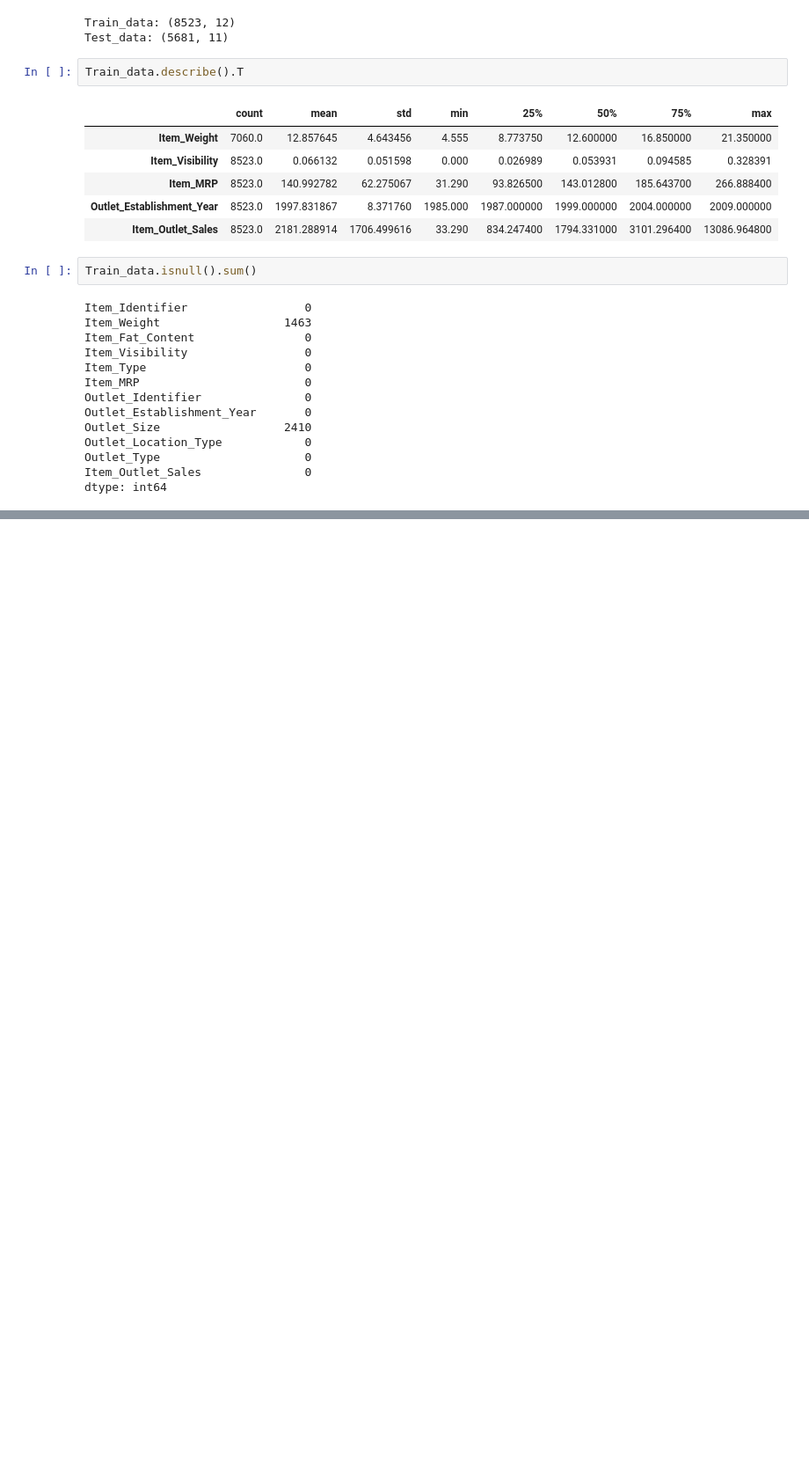
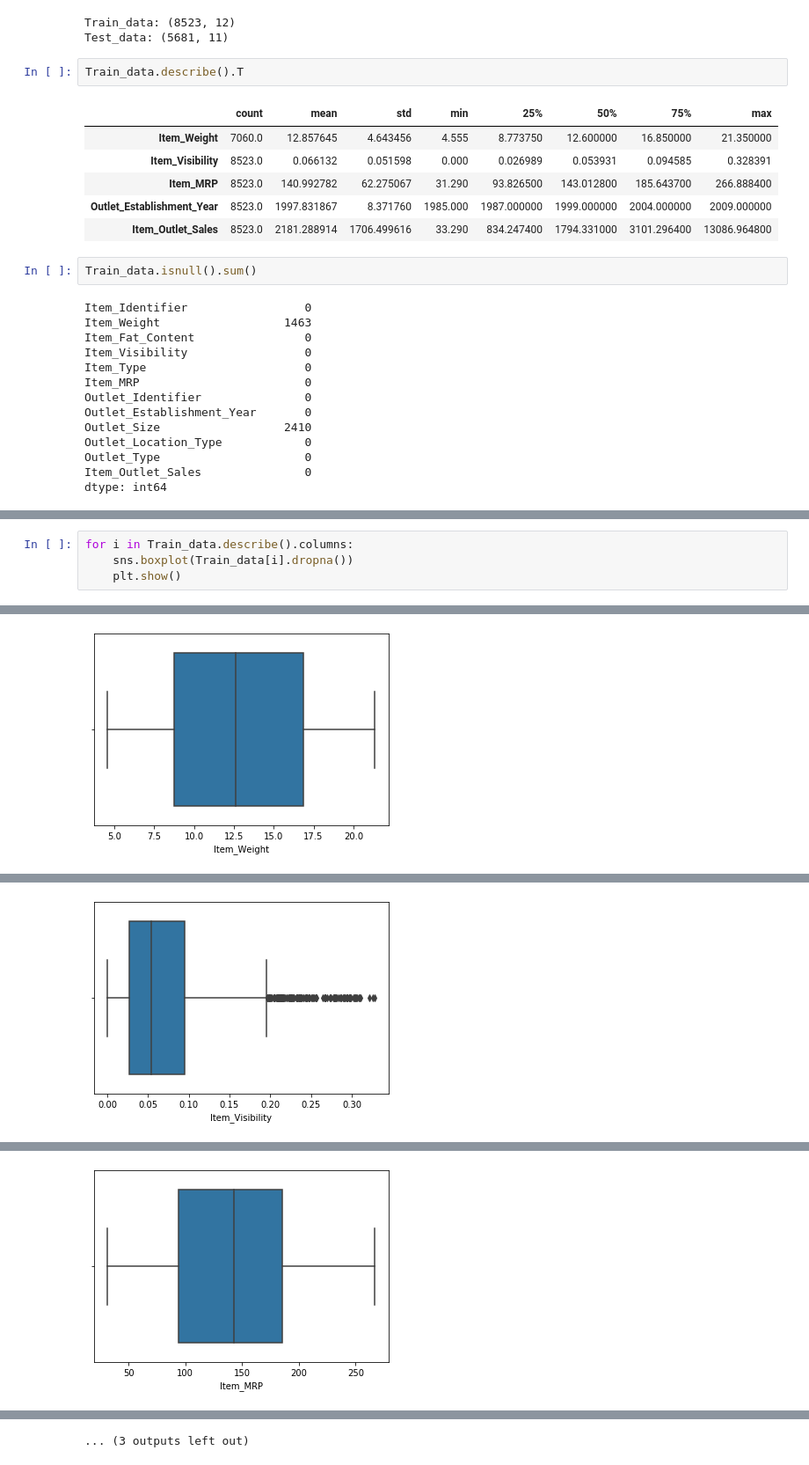
Before and after one commit to MelvinTom/miniproject, a Jupyter notebook: Project.ipynb, the cells around one changed output, grey strips where cells are left out. Shown at 88% size. Saved outputs shown, nothing was run; the diff lists cells and outputs as text; blank space fills up the shorter version.

```diff
--- a/Project.ipynb
+++ b/Project.ipynb
@@ -82,0 +161,5 @@ dtype: int64
+# %%
+for i in Train_data.describe().columns:
+    sns.boxplot(Train_data[i].dropna())
+    plt.show()
+# %% [output]
@@ -82,0 +168 @@ dtype: int64
+[figure, added]
@@ -82,0 +171 @@ dtype: int64
+[figure, added]
@@ -82,0 +174 @@ dtype: int64
+[figure, added]
@@ -82,0 +178 @@ dtype: int64
+... (3 outputs left out)
```
Also changed, not shown: parts of 21 cells of this notebook.
